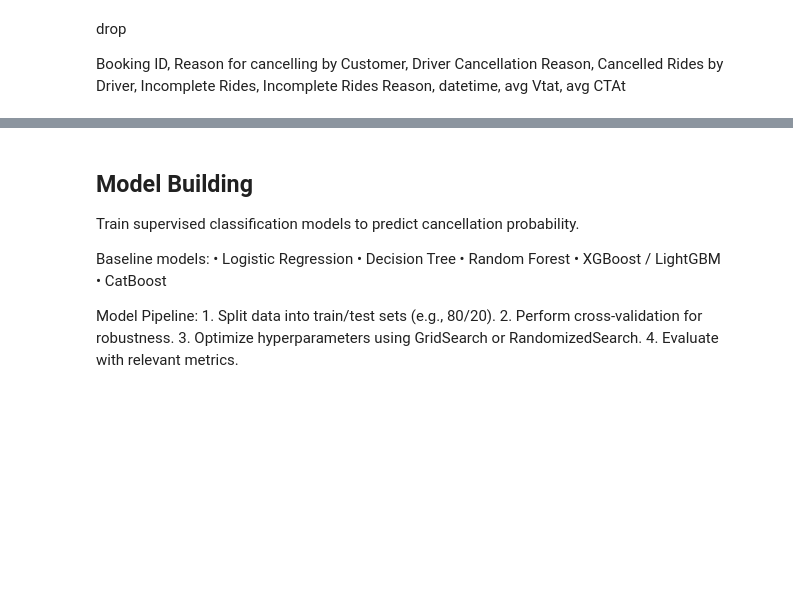
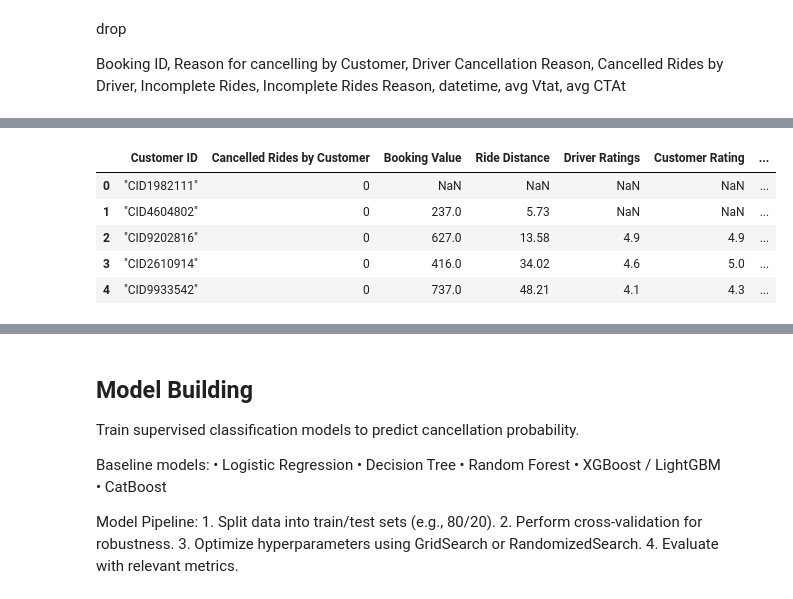
Before and after one commit to Shublytics/uber-ride-cancellation-prediction, a Jupyter notebook: Project.ipynb, the cells around one changed output, grey strips where cells are left out. Drawn from its saved outputs; the diff is of its cells as text; code cells hidden in the pictures; blank space fills up the shorter version.

```diff
--- a/Project.ipynb
+++ b/Project.ipynb
@@ -507,0 +523,12 @@ df1.head()
+# %%
+df1 = df1.drop(['Booking ID', 'Booking Status', 'Pickup Location', 'Drop Location', 'Reason for cancelling by Customer', 'Driver Cancellation Reason',
+                'Cancelled Rides by Driver', 'Incomplete Rides', 'Incomplete Rides Reason',
+                'datetime', 'Avg VTAT', 'Avg CTAT'], axis=1)
+df1.head()
+# %% [output]
+|  | Customer ID | Cancelled Rides by Customer | Booking Value | Ride Distance | Driver Ratings | Customer Rating | ... |
+| 0 | "CID1982111" | 0 | NaN | NaN | NaN | NaN | ... |
+| 1 | "CID4604802" | 0 | 237.0 | 5.73 | NaN | NaN | ... |
+| 2 | "CID9202816" | 0 | 627.0 | 13.58 | 4.9 | 4.9 | ... |
+| 3 | "CID2610914" | 0 | 416.0 | 34.02 | 4.6 | 5.0 | ... |
+| 4 | "CID9933542" | 0 | 737.0 | 48.21 | 4.1 | 4.3 | ... |
```
Also changed, not shown: parts of 23 cells of this notebook.
